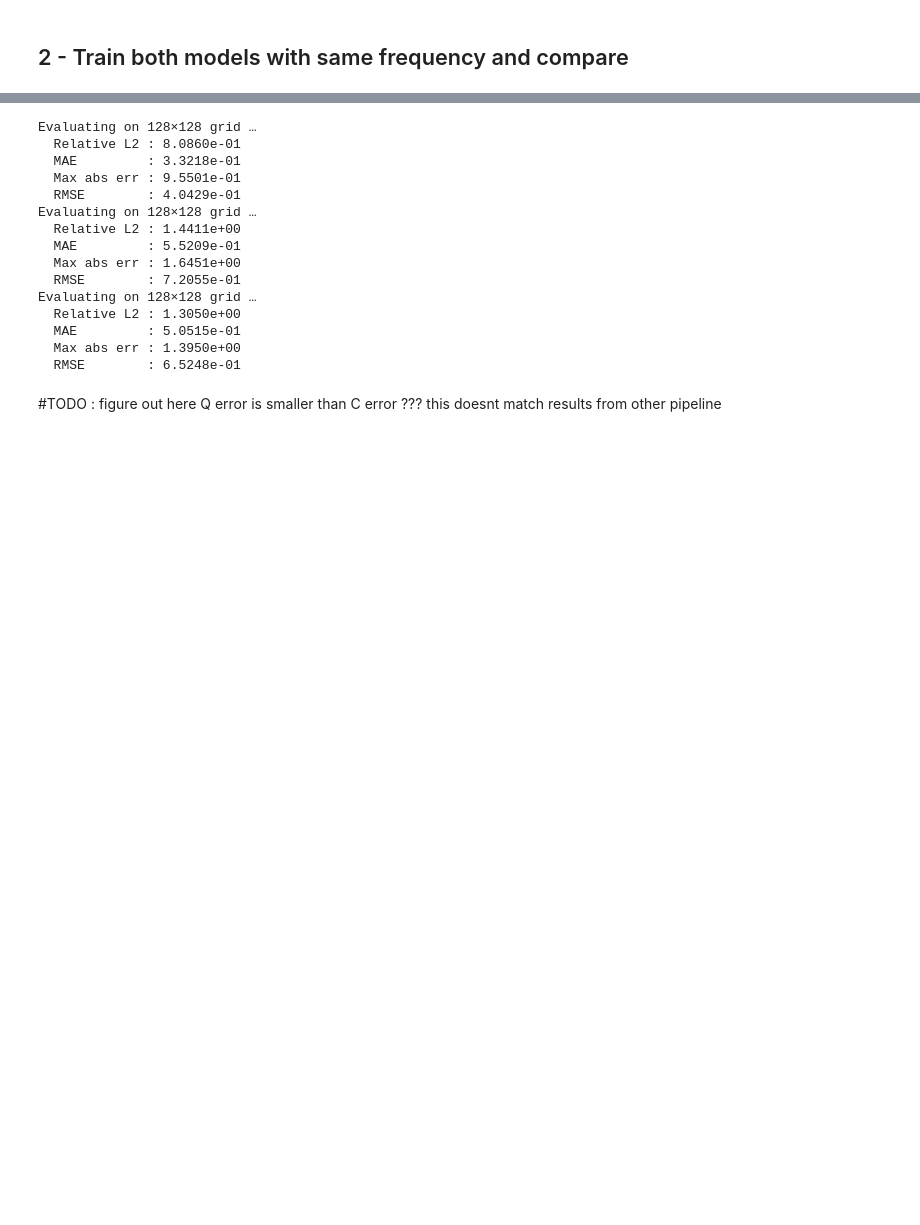
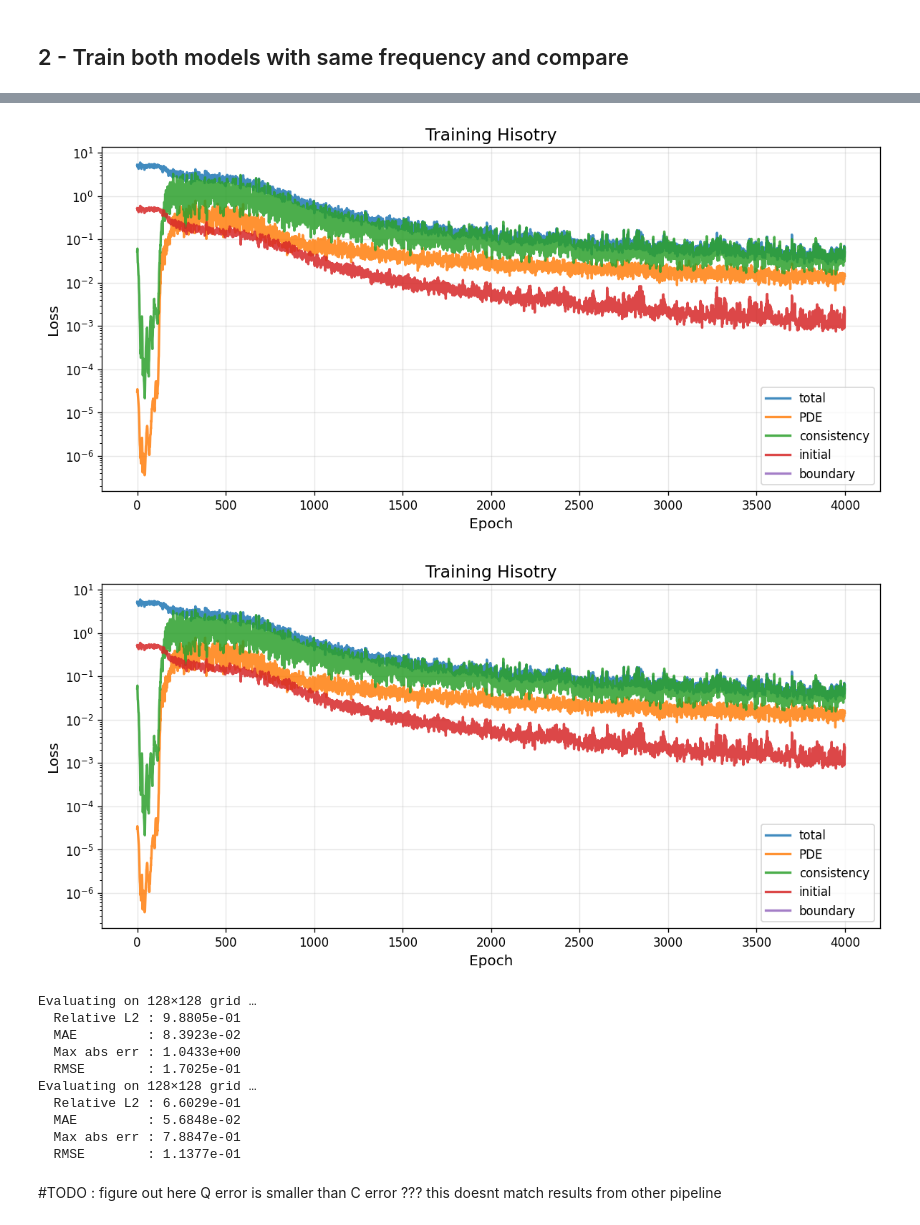
Before and after one commit to jadorez/QPINN-Analysis, a Jupyter notebook: notebooks/Fourier_demo.ipynb, the cells around one changed output, grey strips where cells are left out. Cells and saved outputs as stored; diff of their text form; code cells hidden in the pictures; blank space fills up the shorter version.

```diff
--- a/notebooks/Fourier_demo.ipynb
+++ b/notebooks/Fourier_demo.ipynb
@@ -168,0 +175,11 @@ Done — 13.4s total
+# %%
+
+qpinn_weights_ref = MerlinTunableSimple(feature_size=FEATURE_SIZE, hidden_readout=HIDDEN_READOUT, pde=ref_pde).to(device)
+history_qpinn_weights = train(model=qpinn_weights_ref, pde=ref_pde, epochs = N_EPOCHS)
+
+plot_training_history(
+    history_qpinn_weights,
+    save_path ='../figures/fourier_demo/history_q.png',  # set to None to skip saving
+    show      = True,
+)
+# %% [output]
@@ -169,32 +203,29 @@ Done — 13.4s total
+[figure, added]
+[figure, added]
 # %%
 # Evaluate models
 grid_n = 128
 
 
-_, U_pred_q, U_true, x_grid, t_grid = evaluate(model=qpinn_ref, pde=ref_pde,
-                                                device=device, dtype=dtype, nx=grid_n, nt=grid_n)
+#_, U_pred_q, U_true, x_grid, t_grid = evaluate(model=qpinn_ref, pde=ref_pde,
+#                                                device=device, dtype=dtype, nx=grid_n, nt=grid_n)
 
-_, U_pred_c, _,      _,      _      = evaluate(model=classical_ref, pde=ref_pde,
+_, U_pred_c, U_true,      _,      _      = evaluate(model=classical_ref, pde=ref_pde,
                                                 device=device, dtype=dtype, nx=grid_n, nt=grid_n)
 
 _, U_pred_q_w, _,      _,      _      = evaluate(model=qpinn_weights_ref, pde=ref_pde,
                                                 device=device, dtype=dtype, nx=grid_n, nt=grid_n)
 # %% [output]
 Evaluating on 128×128 grid …
-  Relative L2 : 8.0860e-01
-  MAE         : 3.3218e-01
-  Max abs err : 9.5501e-01
-  RMSE        : 4.0429e-01
+  Relative L2 : 9.8805e-01
+  MAE         : 8.3923e-02
+  Max abs err : 1.0433e+00
+  RMSE        : 1.7025e-01
 Evaluating on 128×128 grid …
-  Relative L2 : 1.4411e+00
-  MAE         : 5.5209e-01
-  Max abs err : 1.6451e+00
-  RMSE        : 7.2055e-01
-Evaluating on 128×128 grid …
-  Relative L2 : 1.3050e+00
-  MAE         : 5.0515e-01
-  Max abs err : 1.3950e+00
-  RMSE        : 6.5248e-01
+  Relative L2 : 6.6029e-01
+  MAE         : 5.6848e-02
+  Max abs err : 7.8847e-01
+  RMSE        : 1.1377e-01
 # %% [markdown]
 #TODO : figure out here Q error is smaller than C error ??? this doesnt match results from other pipeline
 # %%
```
Also changed, not shown: parts of 25 cells of this notebook, 38 other files.
